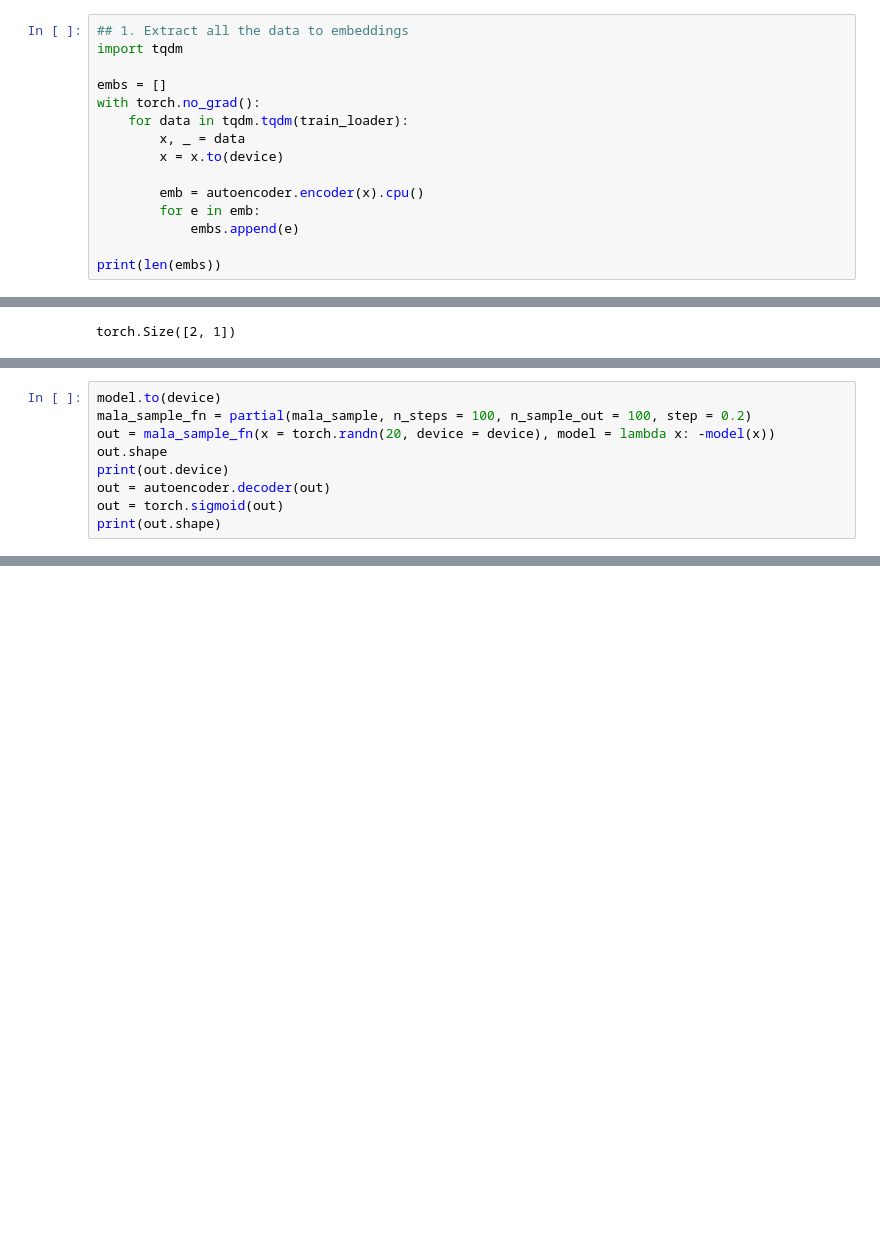
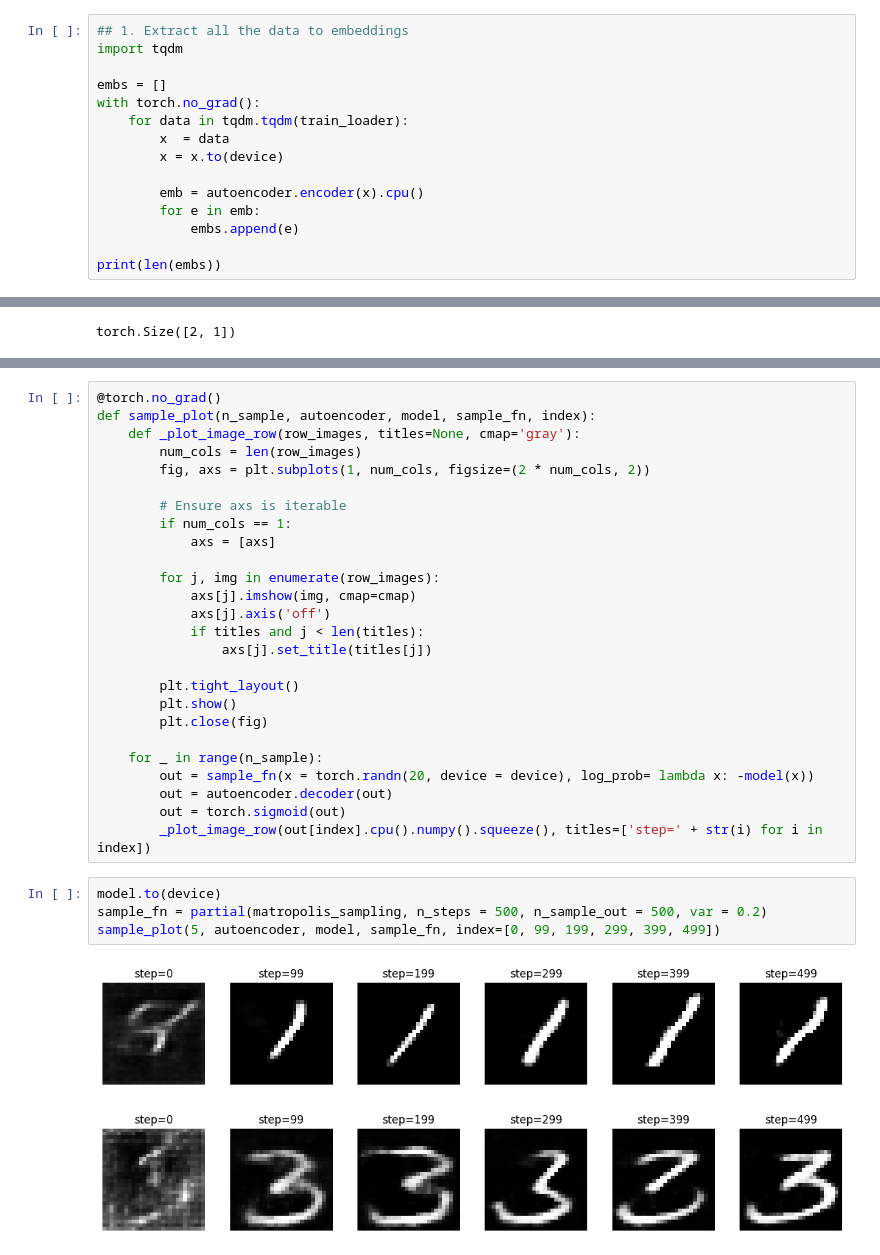
Before and after one commit to Beilong-Tang/ECE689_Advanced_Topics_Deep_Learning, a Jupyter notebook: src/hw1/solution/q_4/q_4.ipynb, the cells around one changed output, grey strips where cells are left out. Cells and saved outputs as stored; diff of their text form; blank space fills up the shorter version.

```diff
--- a/src/hw1/solution/q_4/q_4.ipynb
+++ b/src/hw1/solution/q_4/q_4.ipynb
@@ -143,7 +200,7 @@ import tqdm
 embs = []
 with torch.no_grad():
     for data in tqdm.tqdm(train_loader):
-        x, _ = data
+        x  = data
         x = x.to(device)
 
         emb = autoencoder.encoder(x).cpu()
@@ -275,9 +307,0 @@ KeyboardInterrupt:
-# %%
-model.to(device)
-mala_sample_fn = partial(mala_sample, n_steps = 100, n_sample_out = 100, step = 0.2)
-out = mala_sample_fn(x = torch.randn(20, device = device), model = lambda x: -model(x))
-out.shape
-print(out.device)
-out = autoencoder.decoder(out)
-out = torch.sigmoid(out)
-print(out.shape)
@@ -297,0 +308,33 @@ plt.show()
+# %%
+@torch.no_grad()
+def sample_plot(n_sample, autoencoder, model, sample_fn, index):
+    def _plot_image_row(row_images, titles=None, cmap='gray'):
+        num_cols = len(row_images)
+        fig, axs = plt.subplots(1, num_cols, figsize=(2 * num_cols, 2))
+
+        # Ensure axs is iterable
+        if num_cols == 1:
+            axs = [axs]
+
+        for j, img in enumerate(row_images):
+            axs[j].imshow(img, cmap=cmap)
+            axs[j].axis('off')
+            if titles and j < len(titles):
+                axs[j].set_title(titles[j])
+
+        plt.tight_layout()
+        plt.show()
+        plt.close(fig)
+
+    for _ in range(n_sample):
+        out = sample_fn(x = torch.randn(20, device = device), log_prob= lambda x: -model(x))
+        out = autoencoder.decoder(out)
+        out = torch.sigmoid(out)
+        _plot_image_row(out[index].cpu().numpy().squeeze(), titles=['step=' + str(i) for i in index])
+# %%
+model.to(device)
+sample_fn = partial(matropolis_sampling, n_steps = 500, n_sample_out = 500, var = 0.2)
+sample_plot(5, autoencoder, model, sample_fn, index=[0, 99, 199, 299, 399, 499])
+# %% [output]
+[figure, added]
+[figure, added]
```
Also changed, not shown: parts of 19 cells of this notebook, 3 other files.
